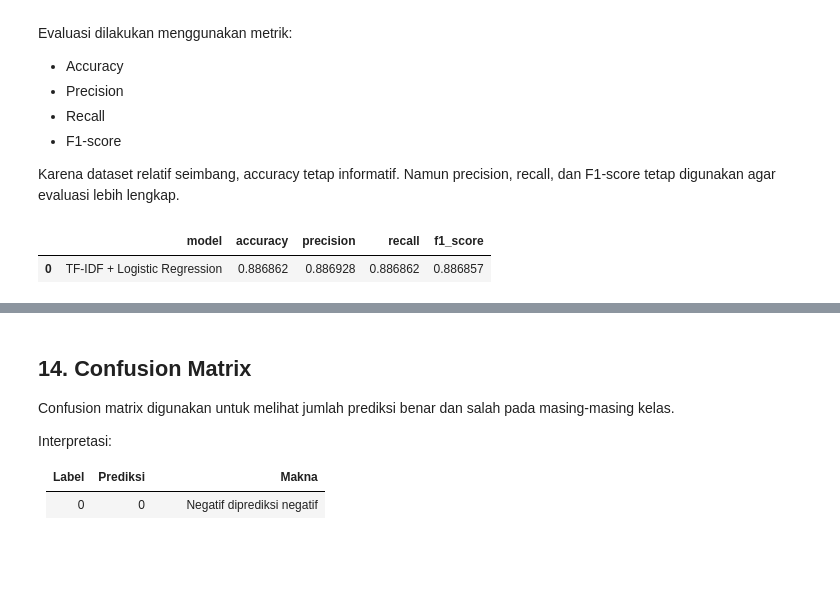
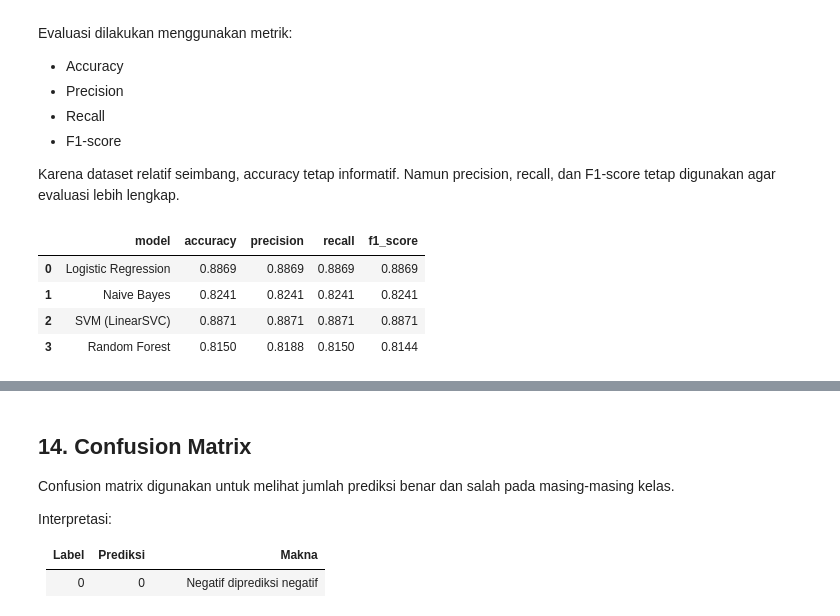
Before and after one commit to aryafirmansyah2/Amazon-Reviews-for-Sentiment-Analysis, a Jupyter notebook: notebooks/01_sentiment_analysis_pyspark_clean_documented.ipynb, the cells around one changed output, grey strips where cells are left out. Drawn from its saved outputs; the diff is of its cells as text; code cells hidden in the pictures; blank space fills up the shorter version.

```diff
--- a/notebooks/01_sentiment_analysis_pyspark_clean_documented.ipynb
+++ b/notebooks/01_sentiment_analysis_pyspark_clean_documented.ipynb
@@ -453,7 +481,21 @@ Training Logistic Regression selesai.
 
 Model yang sudah dilatih digunakan untuk memprediksi sentimen pada data test.
 # %%
-predictions = lr_model.transform(test_features)
+predictions_lr  = lr_model.transform(test_features)
+predictions_nb  = nb_model.transform(test_features)
+predictions_svm = svm_model.transform(test_features)
+predictions_rf  = rf_model.transform(test_features)
 
-predictions.select("label", "prediction", "probability").show(10, truncate=False)
+model_predictions = {
+    "Logistic Regression": (predictions_lr,  "probability"),
+    "Naive Bayes":         (predictions_nb,  "probability"),
+    "Random Forest":       (predictions_rf,  "probability"),
+    "SVM (LinearSVC)":     (predictions_svm, "rawPrediction"),  # SVM tidak punya probability
+}
+
+for model_name, (preds, score_col) in model_predictions.items():
+    print(f"\n{'='*60}")
+    print(f"  {model_name}")
+    print(f"{'='*60}")
+    preds.select("label", "prediction", score_col).show(10, truncate=False)
 # %% [output]
@@ -484,45 +528,35 @@ Evaluasi dilakukan menggunakan metrik:
 
 Karena dataset relatif seimbang, accuracy tetap informatif. Namun precision, recall, dan F1-score tetap digunakan agar evaluasi lebih lengkap.
 # %%
-accuracy_evaluator = MulticlassClassificationEvaluator(
-    labelCol="label",
-    predictionCol="prediction",
-    metricName="accuracy"
-)
+def evaluate_model(predictions, model_name):
+    evaluator_params = {"labelCol": "label", "predictionCol": "prediction"}
 
-precision_evaluator = MulticlassClassificationEvaluator(
-    labelCol="label",
-    predictionCol="prediction",
-    metricName="weightedPrecision"
-)
+    accuracy  = MulticlassClassificationEvaluator(**evaluator_params, metricName="accuracy").evaluate(predictions)
+    precision = MulticlassClassificationEvaluator(**evaluator_params, metricName="weightedPrecision").evaluate(predictions)
+    recall    = MulticlassClassificationEvaluator(**evaluator_params, metricName="weightedRecall").evaluate(predictions)
+    f1        = MulticlassClassificationEvaluator(**evaluator_params, metricName="f1").evaluate(predictions)
 
-recall_evaluator = MulticlassClassificationEvaluator(
-    labelCol="label",
-    predictionCol="prediction",
-    metricName="weightedRecall"
-)
+    return {
+        "model": model_name,
+        "accuracy": round(accuracy, 4),
+        "precision": round(precision, 4),
+        "recall": round(recall, 4),
+        "f1_score": round(f1, 4)
+    }
 
-f1_evaluator = MulticlassClassificationEvaluator(
-    labelCol="label",
-    predictionCol="prediction",
-    metricName="f1"
-)
+results = [
+    evaluate_model(predictions_lr,  "Logistic Regression"),
+    evaluate_model(predictions_nb,  "Naive Bayes"),
+    evaluate_model(predictions_svm, "SVM (LinearSVC)"),
+    evaluate_model(predictions_rf,  "Random Forest"),
+]
 
-accuracy = accuracy_evaluator.evaluate(predictions)
-precision = precision_evaluator.evaluate(predictions)
-recall = recall_evaluator.evaluate(predictions)
-f1 = f1_evaluator.evaluate(predictions)
-
-metrics_df = pd.DataFrame({
-    "model": ["TF-IDF + Logistic Regression"],
-    "accuracy": [accuracy],
-    "precision": [precision],
-    "recall": [recall],
-    "f1_score": [f1]
-})
-
-metrics_df
+comparison_df = pd.DataFrame(results)
+comparison_df
 # %% [output]
 |  | model | accuracy | precision | recall | f1_score |
-| 0 | TF-IDF + Logistic Regression | 0.886862 | 0.886928 | 0.886862 | 0.886857 |
+| 0 | Logistic Regression | 0.8869 | 0.8869 | 0.8869 | 0.8869 |
+| 1 | Naive Bayes | 0.8241 | 0.8241 | 0.8241 | 0.8241 |
+| 2 | SVM (LinearSVC) | 0.8871 | 0.8871 | 0.8871 | 0.8871 |
+| 3 | Random Forest | 0.8150 | 0.8188 | 0.8150 | 0.8144 |
 # %%
```
Also changed, not shown: parts of 24 cells of this notebook, 10 other files.
